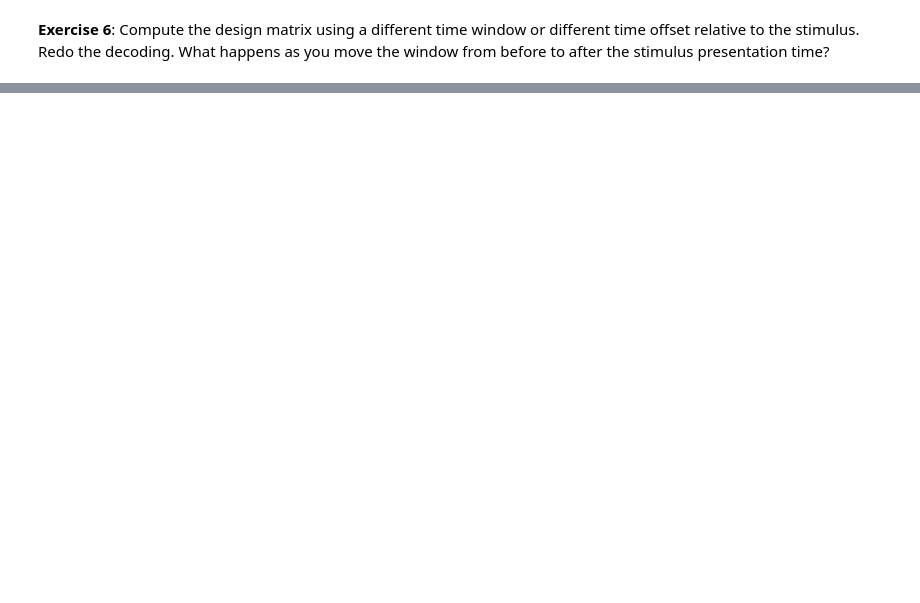
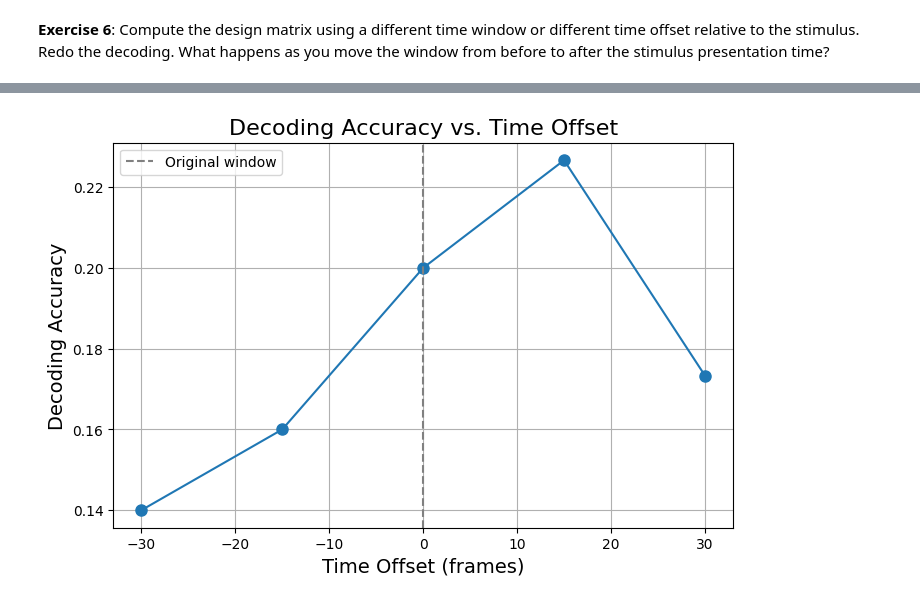
Before and after one commit to jcthewizard/AMATH342, a Jupyter notebook: Homework_Decoding.ipynb, the cells around one changed output, grey strips where cells are left out. Cells and saved outputs as stored; diff of their text form; code cells hidden in the pictures; blank space fills up the shorter version.

```diff
--- a/Homework_Decoding.ipynb
+++ b/Homework_Decoding.ipynb
@@ -641,2 +651,89 @@ Processing Cre line: Emx1-IRES-Cre with session_id: 545446482
 # %% [markdown]
 **Exercise 6**:  Compute the design matrix using a different time window or different time offset relative to the stimulus.  Redo the decoding.  What happens as you move the window from before to after the stimulus presentation time?
+# %%
+# ================================
+# Exercise 6: Varying the Time Window Offset for Decoding
+# ================================
+
+# --- Step 1: Retrieve a Drifting Gratings Session ---
+# Get sessions that contain the drifting gratings stimulus.
+exps = boc.get_ophys_experiments(stimuli=['drifting_gratings'])
+print("Using session_id:", exps[0]['id'])
+data_set = boc.get_ophys_experiment_data(exps[0]['id'])
+stim_table = data_set.get_stimulus_table('drifting_gratings')
+timestamps, dff = data_set.get_dff_traces()  # dff has shape: [num_neurons, num_frames]
+
+num_trials = stim_table.shape[0]
+num_neurons = dff.shape[0]
+print("Number of trials:", num_trials, "Number of neurons:", num_neurons)
+
+# --- Step 2: Define a Range of Offsets ---
+# We'll test several offsets in frames relative to the original stimulus window.
+# For example, offsets of -30, -15, 0, 15, and 30 frames.
+offsets = [-30, -15, 0, 15, 30]
+
+accuracies = []  # To store decoding accuracy for each offset
+
+# --- Step 3: Loop Over Offsets to Build a Design Matrix, Decode, and Record Accuracy ---
+from sklearn.discriminant_analysis import LinearDiscriminantAnalysis as LDA
+
+for offset in offsets:
+    # Initialize design matrix and label vector for this offset.
+    activity = np.zeros((num_trials, num_neurons))
+    stim_labels = []
+
+    for i, row in stim_table.iterrows():
+        # Compute the window start and end with the offset applied.
+        start_frame = int(row.start) + offset
+        end_frame = int(row.end) + offset
+
+        # (For simplicity, we assume these indices remain valid. In a full analysis you might check bounds.)
+        activity[i, :] = dff[:, start_frame:end_frame].mean(axis=1)
+
+        # Use the grating orientation as the label if valid; otherwise, mark as 'blank'.
+        if np.isfinite(row.orientation):
+            stim_labels.append(str(row.orientation))
+        else:
+            stim_labels.append('blank')
+
+    stim_labels = np.array(stim_labels)
+
+    # Exclude blank trials.
+    valid_idx = stim_labels != 'blank'
+    activity_valid = activity[valid_idx, :]
+    stim_labels_valid = stim_labels[valid_idx]
+
+    # Make sure there are at least two different stimulus conditions.
+    if len(np.unique(stim_labels_valid)) < 2:
+        accuracies.append(np.nan)
+        continue
+
+    # Split into training (75%) and testing (25%).
+    num_valid = activity_valid.shape[0]
+    test_index = int(0.75 * num_valid)
+
+    activity_train = activity_valid[:test_index, :]
+    activity_test  = activity_valid[test_index:, :]
+    stim_train = stim_labels_valid[:test_index]
+    stim_test  = stim_labels_valid[test_index:]
+
+    # Decode using LDA.
+    clf = LDA()
+    clf.fit(activity_train, stim_train)
+    pred = clf.predict(activity_test)
+    acc = np.mean(pred == stim_test)
+    accuracies.append(acc)
+    print(f"Offset {offset} frames: decoding accuracy = {acc:.2f}")
+
+# --- Step 4: Plot the Decoding Accuracy vs. Time Offset ---
+import matplotlib.pyplot as plt
+plt.figure(figsize=(8, 5))
+plt.plot(offsets, accuracies, 'o-', markersize=8)
+plt.xlabel("Time Offset (frames)", fontsize=14)
+plt.ylabel("Decoding Accuracy", fontsize=14)
+plt.title("Decoding Accuracy vs. Time Offset", fontsize=16)
+plt.axvline(0, color='gray', linestyle='--', label='Original window')
+plt.legend()
+plt.grid(True)
+plt.show()
+# %% [output]
@@ -642,0 +747 @@ Processing Cre line: Emx1-IRES-Cre with session_id: 545446482
+[figure, added]
```
Also changed, not shown: parts of 2 cells of this notebook.
